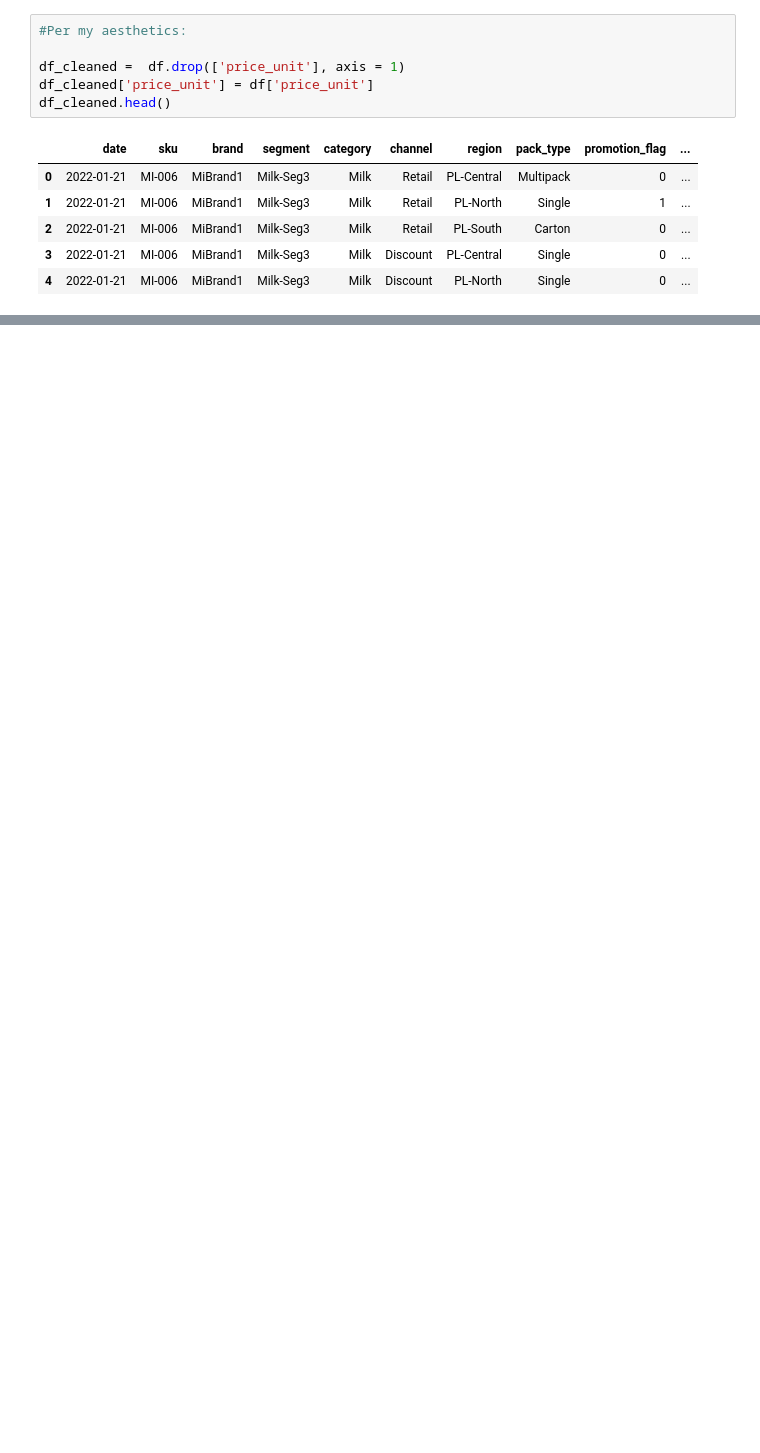
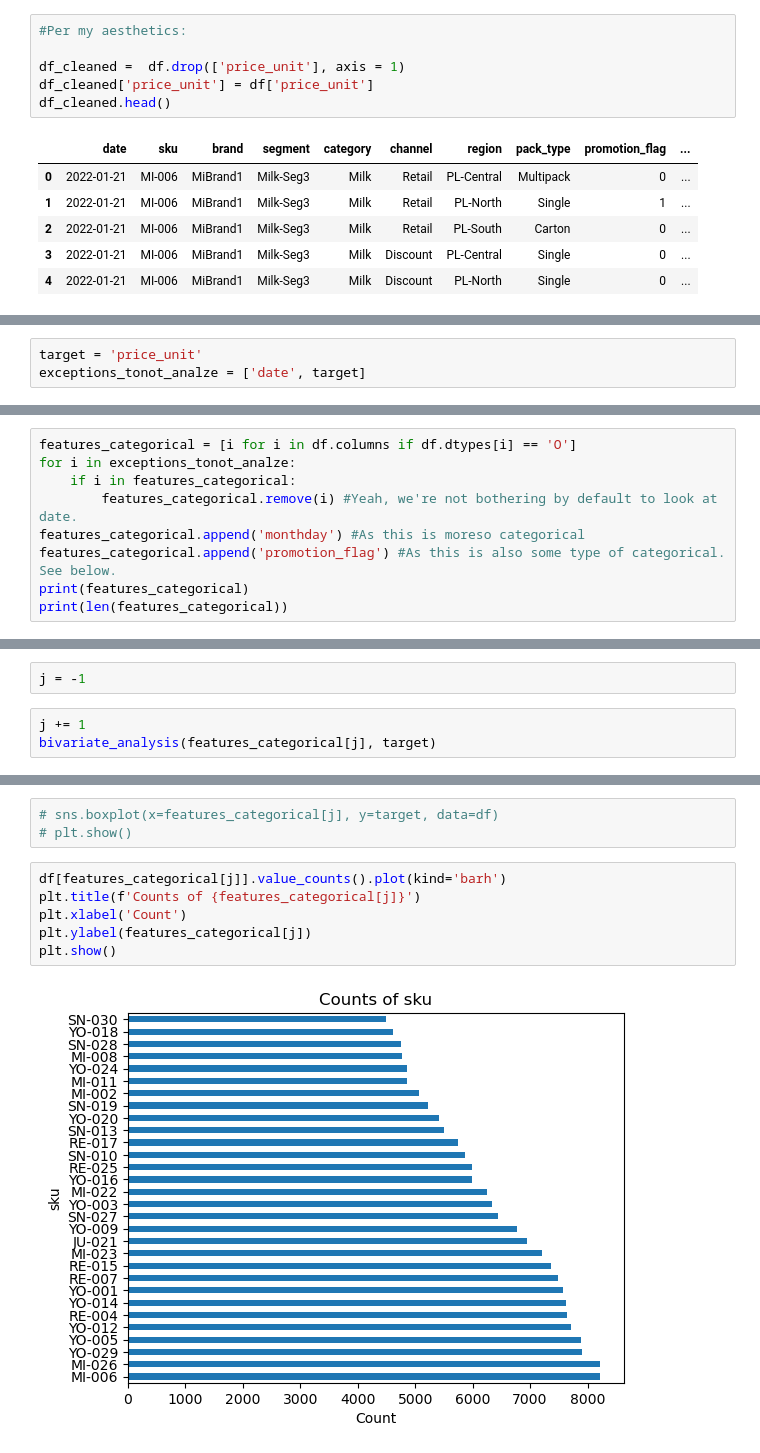
Before and after one commit to bwolff26/dairy_sales, a Jupyter notebook: code/ceda_i.ipynb, the cells around one changed output, grey strips where cells are left out. Saved outputs shown, nothing was run; the diff lists cells and outputs as text; blank space fills up the shorter version.

```diff
--- a/code/ceda_i.ipynb
+++ b/code/ceda_i.ipynb
@@ -554,0 +563,3 @@ years, monnths
+# %%
+target = 'price_unit'
+exceptions_tonot_analze = ['date', target]
@@ -554,0 +569,9 @@ years, monnths
+# %%
+features_categorical = [i for i in df.columns if df.dtypes[i] == 'O']
+for i in exceptions_tonot_analze:
+    if i in features_categorical:
+        features_categorical.remove(i) #Yeah, we're not bothering by default to look at date.
+features_categorical.append('monthday') #As this is moreso categorical
+features_categorical.append('promotion_flag') #As this is also some type of categorical. See below.
+print(features_categorical)
+print(len(features_categorical))
@@ -554,0 +618,5 @@ years, monnths
+# %%
+j = -1
+# %%
+j += 1
+bivariate_analysis(features_categorical[j], target)
@@ -554,0 +644,11 @@ years, monnths
+# %%
+# sns.boxplot(x=features_categorical[j], y=target, data=df)
+# plt.show()
+# %%
+df[features_categorical[j]].value_counts().plot(kind='barh')
+plt.title(f'Counts of {features_categorical[j]}')
+plt.xlabel('Count')
+plt.ylabel(features_categorical[j])
+plt.show()
+# %% [output]
+[figure, added]
```
Also changed, not shown: parts of 64 cells of this notebook.
